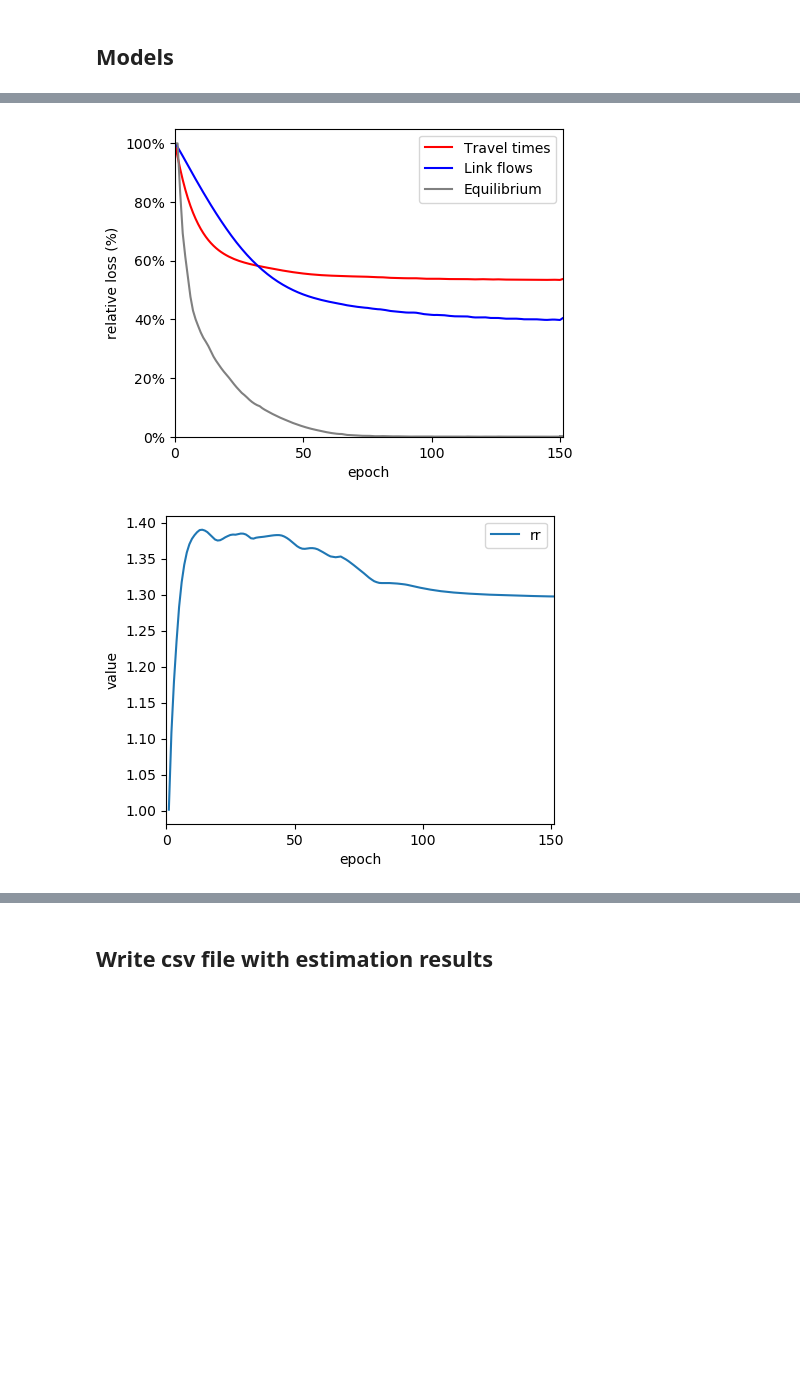
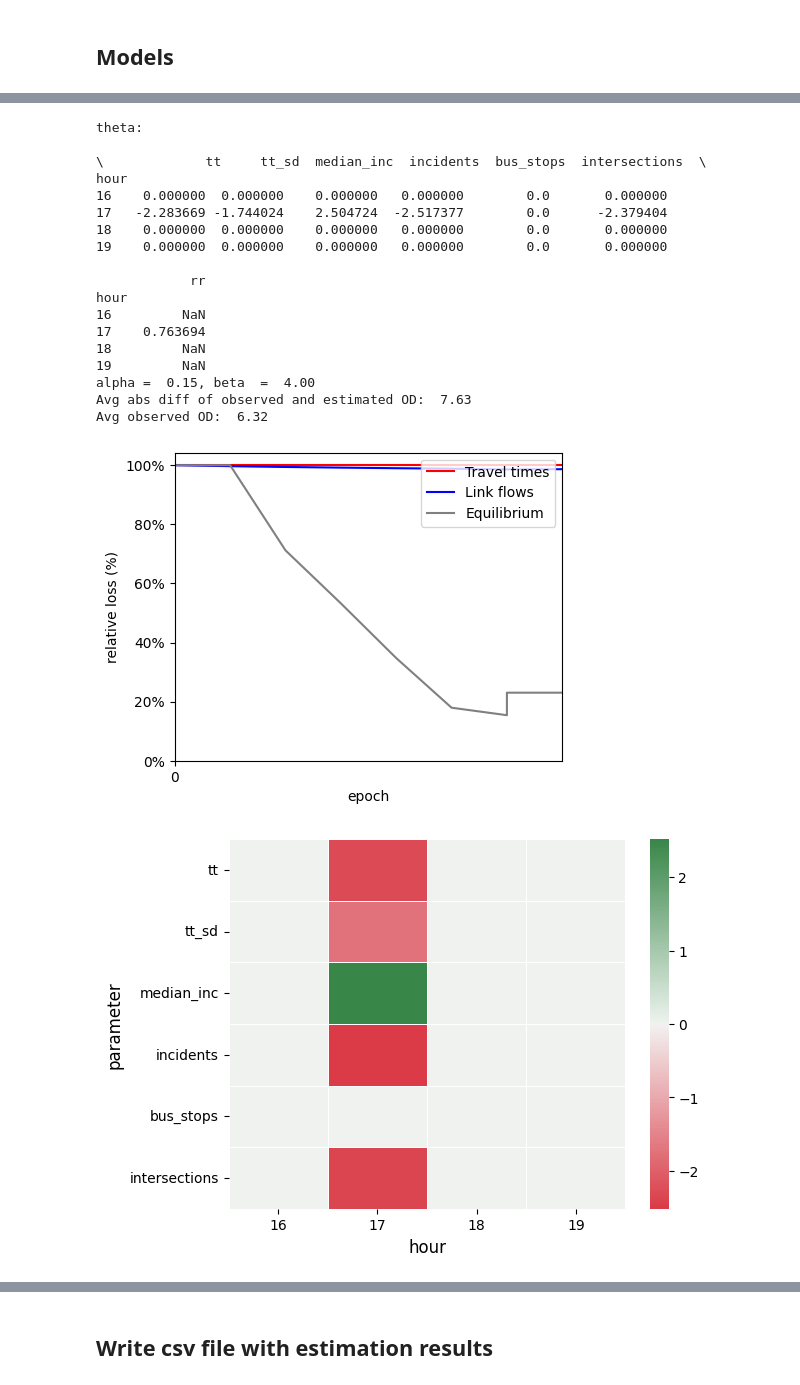
Before and after one commit to pabloguarda/pesuelogit, a Jupyter notebook: examples/notebooks/gisuelogit-fresno.ipynb, the cells around one changed output, grey strips where cells are left out. Drawn from its saved outputs; the diff is of its cells as text; code cells hidden in the pictures; blank space fills up the shorter version.

```diff
--- a/examples/notebooks/gisuelogit-fresno.ipynb
+++ b/examples/notebooks/gisuelogit-fresno.ipynb
@@ -89,7 +85,7 @@ period_feature = 'hour'
 df['period'] = df['date'].astype(str) + '-' + df[period_feature].astype(str)
 # df['period'] = df.period.map(hash)
 
-#df = add_period_id(df, period_feature='hour')
+df = add_period_id(df, period_feature='hour')
 
 period_keys = df[[period_feature,'period_id']].drop_duplicates().reset_index().drop('index',axis =1).sort_values('hour')
 print(period_keys)
@@ -376,24 +319,29 @@ column_generator = ColumnGenerator(equilibrator=equilibrator,
 # %% [markdown]
 ## Configuration
 # %%
-# _EPOCHS = {'learning': 6, 'equilibrium': 10}
-_EPOCHS = {'learning': 200, 'equilibrium': 50}
+_EPOCHS = {'learning': 6, 'equilibrium': 10}
+#_EPOCHS = {'learning': 200, 'equilibrium': 20}
 _BATCH_SIZE = 16
 _LR = 5e-1
-_RELATIVE_GAP = 1e-5
+_RELATIVE_GAP = 1e-10
 _XTICKS_SPACING = 50
 _EPOCHS_PRINT_INTERVAL = 1
+
+# When adding fixed effects, all parameters of the utility function are idenfiable but provided that the utility coefficients are period specific. The
+# only attribute that is always identifiable is the standard deviation of travel time because it changes over hours for same link. Overall, removing fixed effect ease the identification of the parameters of the utility function.
+_FIXED_EFFECT = False
+# features_Z = ['tt_sd']
 
 # Excluding historic OD gives more freedom for the model to find an equilibria and minimize reconstruction error
 _LOSS_WEIGHTS ={'od': 0, 'tt': 1, 'flow': 1, 'eq_flow': 1}
 
 # _LOSS_METRIC  = mnrmse
-# _MOMENTUM_EQUILIBRIUM = {'lue': 0.95, 'odlue': 0.95, 'odlulpe-1': 0.95, 'odlulpe-2': 0.95}
+# _MOMENTUM_EQUILIBRIUM = {'lue': 0.95, 'odlue': 0.95, 'odlulpe': 0.95, 'tvodlulpe':0.95}
 
 # NRMSE encourages a larger reduction in link flow loss and it does not requires to add much momentum to the equilibrium loss component
 _LOSS_METRIC  = nrmse
-_MOMENTUM_EQUILIBRIUM = {'lue': 0.99, 'odlue': 0.99, 'odlulpe-1': 0.99, 'odlulpe-2': 0.99,
-                         'tvodlulpe':0.99}
+_MOMENTUM_EQUILIBRIUM = {'lue': 0.99, 'odlue': 0.99, 'odlulpe': 0.99, 'tvodlulpe':0.99}
+#_MOMENTUM_EQUILIBRIUM = {'lue': 0.95, 'odlue': 0.95, 'odlulpe': 0.95, 'tvodlulpe':0.95}
 
 # Including historic OD matrix
 # _LOSS_WEIGHTS ={'od': 1, 'tt': 1, 'flow': 1, 'eq_flow': 1}
@@ -409,13 +357,11 @@ _LOSS_WEIGHTS: {'od': 0, 'tt': 1, 'flow': 1, 'eq_flow': 1}, _MOMENTUM_EQUILIBRIU
 # %% [markdown]
 ## Models
 # %%
-run_model = dict.fromkeys(['equilibrium', 'lue', 'ode', 'odlue', 'odlulpe-1','odlulpe-2', 'tvodlulpe'], True)
+run_model = dict.fromkeys(['lue', 'odlue','odlulpe', 'tvodlulpe'], True)
 
 # run_model['lue'] = True
-# run_model['ode'] = True
 # run_model['odlue'] = True
-# run_model['odlulpe-1'] = True
-# run_model['odlulpe-2'] = True
+# run_model['odlulpe'] = True
 # run_model['tvodlulpe'] = True
 # %%
 train_results_dfs = {}
@@ -550,11 +523,12 @@ if run_model['odlue']:
                                                            'fixed_effect': np.zeros_like(fresno_network.links)},
                                            signs={'tt': '-', 'tt_sd': '-', 'median_inc': '+', 'incidents': '-',
                                                   'bus_stops': '-', 'intersections': '-'},
-                                           trainables={'psc_factor': False, 'fixed_effect': True,
+                                           trainables={'psc_factor': False, 'fixed_effect': _FIXED_EFFECT,
                                                        'tt': True, 'tt_sd': True, 'median_inc': True,
                                                        'incidents': True,
                                                        'bus_stops': True, 'intersections': True
                                                        },
+                                           time_varying = True
                                            )
 
     bpr_parameters = BPRParameters(keys=['alpha', 'beta'],
@@ -594,6 +568,7 @@ if run_model['odlue']:
         utility=utility_parameters,
         bpr=bpr_parameters,
         od=od_parameters,
+        n_periods = len(np.unique(X_train[:,:,-1].numpy().flatten()))
     )
 
     train_results_dfs['odlue'], test_results_dfs['odlue'] = odlue.train(
@@ -611,14 +586,22 @@ if run_model['odlue']:
     plot_predictive_performance(train_losses=train_results_dfs['odlue'], val_losses=test_results_dfs['odlue'],
                                 xticks_spacing = _XTICKS_SPACING)
 
+    # Compute utility parameters over time (heatmap) and value of travel time reliability (lineplot)
+    theta_df = plot_utility_parameters_periods(odlue, df, period_feature='hour')
+
+    rr_df = theta_df.apply(compute_rr, axis=1).reset_index().rename(columns={'index': 'hour', 0: 'rr'})
+    sns.lineplot(data=rr_df, x='hour', y="rr")
+
     plot_convergence_estimates(estimates=train_results_dfs['odlue'].\
-                           assign(rr = train_results_dfs['odlue']['tt_sd']/train_results_dfs['odlue']['tt'])[['epoch','rr']],
-                               xticks_spacing = _XTICKS_SPACING)
+                       assign(rr = train_results_dfs['odlue']['tt_sd']/train_results_dfs['odlue']['tt'])[['epoch','rr']],
+                           xticks_spacing = _XTICKS_SPACING)
+    plt.ylabel('average reliability ratio')
 
     sns.displot(pd.DataFrame({'fixed_effect':np.array(odlue.fixed_effect)}),
             x="fixed_effect", multiple="stack", kind="kde", alpha = 0.8)
 
-    print(f"theta = {dict(zip(utility_parameters.true_values.keys(), list(odlue.theta.numpy())))}")
+    #print(f"theta = {dict(zip(utility_parameters.true_values.keys(), list(odlue.theta.numpy())))}")
+    print(f"theta:\n\n\ {theta_df.assign(rr = theta_df['tt_sd']/theta_df['tt'])}")
     print(f"alpha = {odlue.alpha: 0.2f}, beta  = {odlue.beta: 0.2f}")
     print(f"Avg abs diff of observed and estimated OD: {np.mean(np.abs(odlue.q - fresno_network.q.flatten())): 0.2f}")
     print(f"Avg observed OD: {np.mean(np.abs(fresno_network.q.flatten())): 0.2f}")
@@ -643,2 +626,20 @@ Avg observed OD:  9.51
+theta:
+
+\             tt     tt_sd  median_inc  incidents  bus_stops  intersections  \
+hour
+16    0.000000  0.000000    0.000000   0.000000        0.0       0.000000
+17   -2.283669 -1.744024    2.504724  -2.517377        0.0      -2.379404
+18    0.000000  0.000000    0.000000   0.000000        0.0       0.000000
+19    0.000000  0.000000    0.000000   0.000000        0.0       0.000000
+
+            rr
+hour
+16         NaN
+17    0.763694
+18         NaN
+19         NaN
+alpha =  0.15, beta  =  4.00
+Avg abs diff of observed and estimated OD:  7.63
+Avg observed OD:  6.32
-[figure, old version]
+[figure, new version]
-[figure, old version]
+[figure, new version]
```
Also changed, not shown: parts of 48 cells of this notebook, 10 other files.
